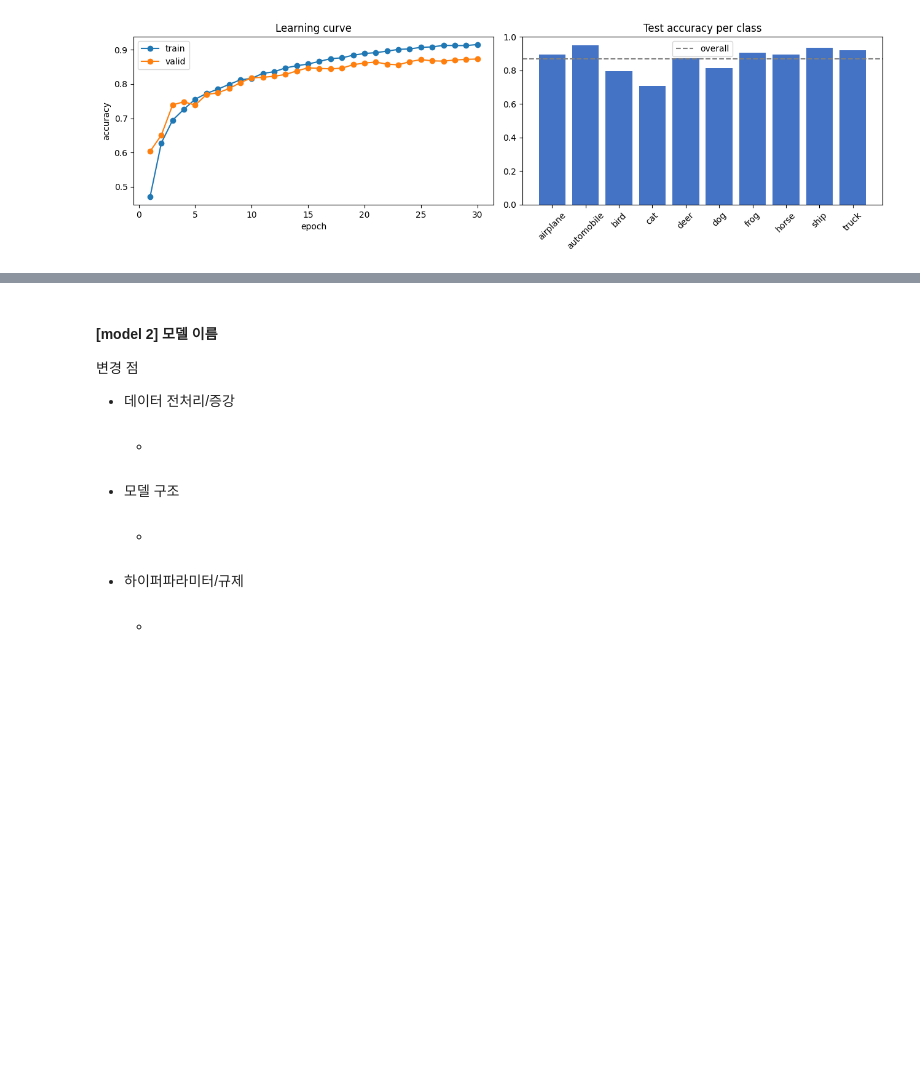
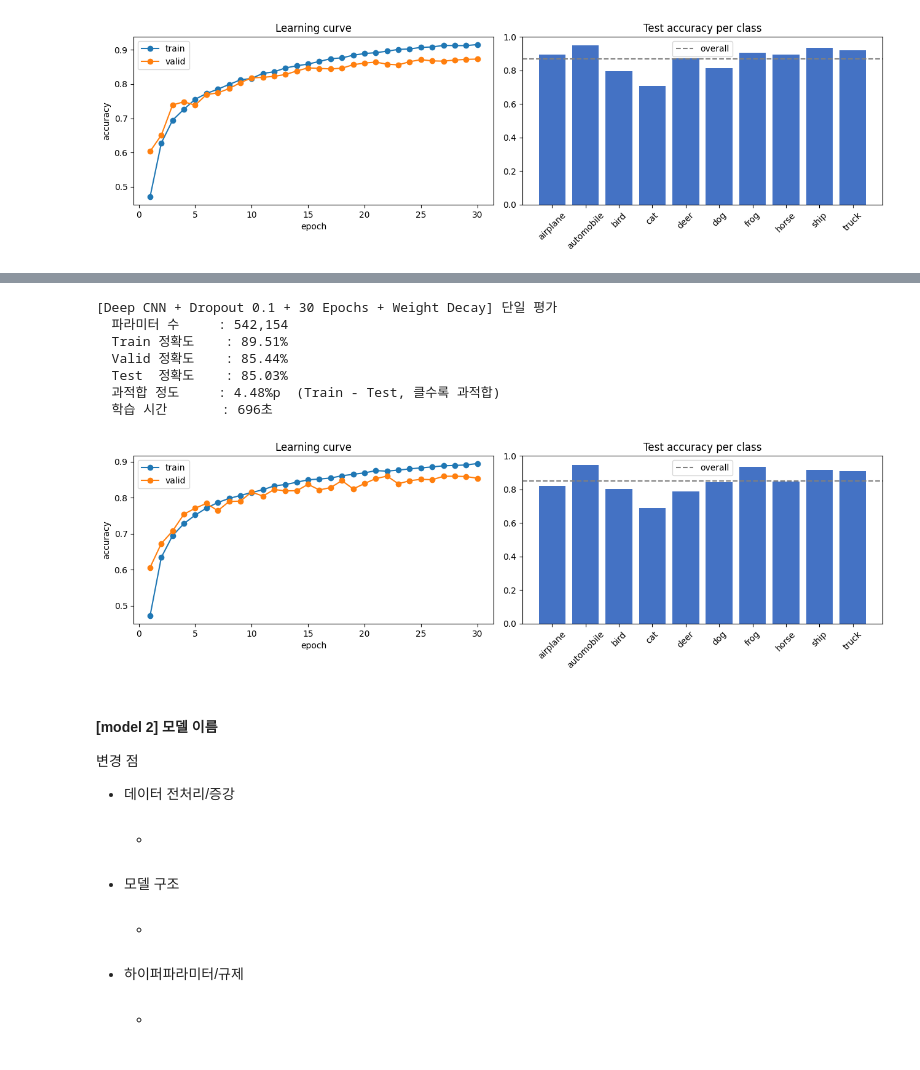
Before and after one commit to loginyrlife/ai_learning, a Jupyter notebook: CIFAR10_CNN_실습_ipynb의_사본.ipynb, the cells around one changed output, grey strips where cells are left out. Saved outputs shown, nothing was run; the diff lists cells and outputs as text; code cells hidden in the pictures; blank space fills up the shorter version.

Commit message:
9. weight decay 적용

```diff
--- a/CIFAR10_CNN_실습_ipynb의_사본.ipynb
+++ b/CIFAR10_CNN_실습_ipynb의_사본.ipynb
@@ -797,3 +797,12 @@ evaluate(baseline_aug_bn_scheduler_deep_dropout_30)
   과적합 정도     : 4.64%p  (Train - Test, 클수록 과적합)
   학습 시간       : 691초
 [figure]
+# %%
+baseline_aug_bn_scheduler_deep_dropout_wd = train(
+    make_deep_dropout_model(),
+    name="Deep CNN + Dropout 0.1 + 30 Epochs + Weight Decay",
+    epochs=30,
+    lr=1e-3,
+    weight_decay=1e-4,
+    transform=tf_aug
+)
@@ -800,3 +827,14 @@ evaluate(baseline_aug_bn_scheduler_deep_dropout_30)
+# %%
+evaluate(baseline_aug_bn_scheduler_deep_dropout_wd)
+# %% [output]
+[Deep CNN + Dropout 0.1 + 30 Epochs + Weight Decay] 단일 평가
+  파라미터 수     : 542,154
+  Train 정확도    : 89.51%
+  Valid 정확도    : 85.44%
+  Test  정확도    : 85.03%
+  과적합 정도     : 4.48%p  (Train - Test, 클수록 과적합)
+  학습 시간       : 696초
+[figure, added]
 # %% [markdown]
 #### [model 2] 모델 이름
 
```
Also changed, not shown: parts of 1 cell of this notebook.
